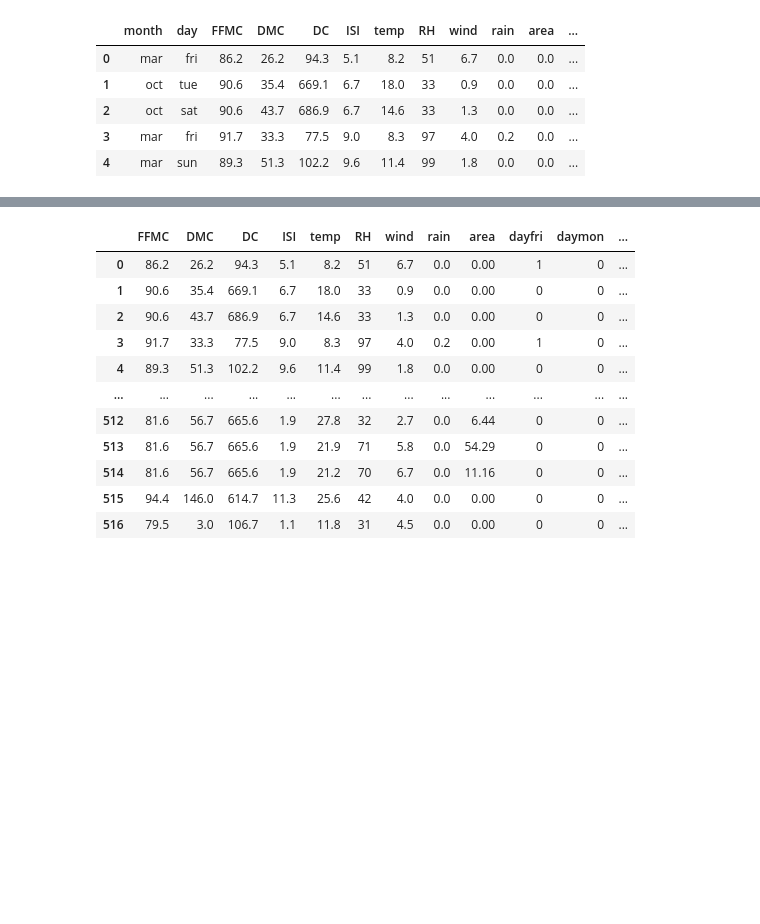
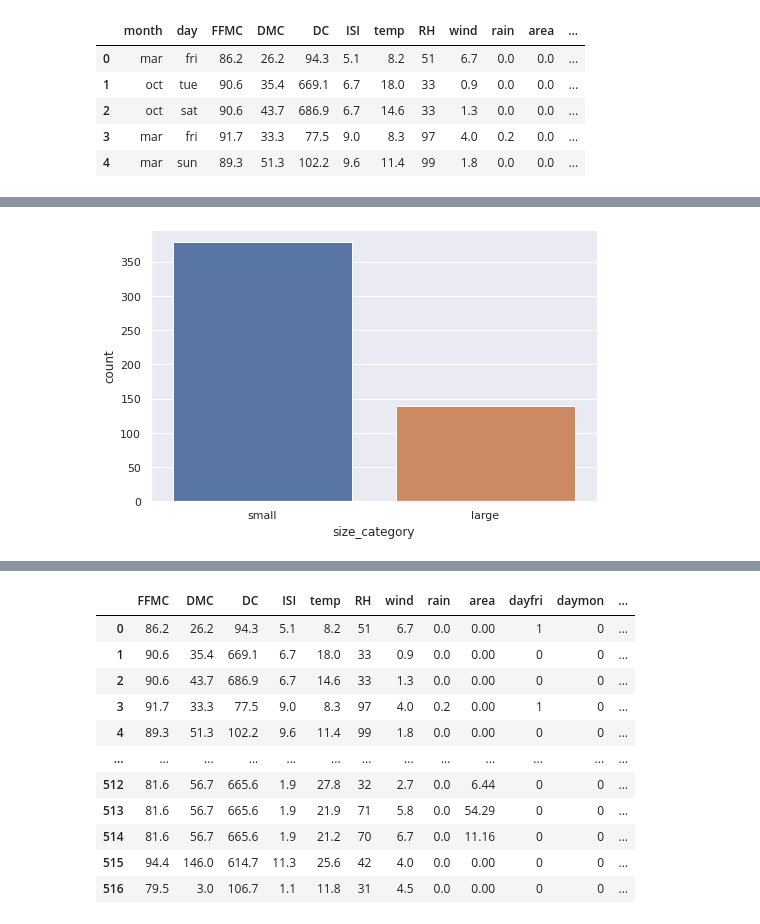
Before and after one commit to RiteshopShrivastava/Neural_Network, a Jupyter notebook: Assignment_NN_ForestFires.ipynb, the cells around one changed output, grey strips where cells are left out. Cells and saved outputs as stored; diff of their text form; code cells hidden in the pictures; blank space fills up the shorter version.

```diff
--- a/Assignment_NN_ForestFires.ipynb
+++ b/Assignment_NN_ForestFires.ipynb
@@ -23,0 +48,5 @@ data.head()
+# %%
+sns.set(rc={'figure.figsize':(8,5)})
+sns.countplot(x=data['size_category']);
+# %% [output]
+[figure, added]
```
Also changed, not shown: parts of 18 cells of this notebook.
